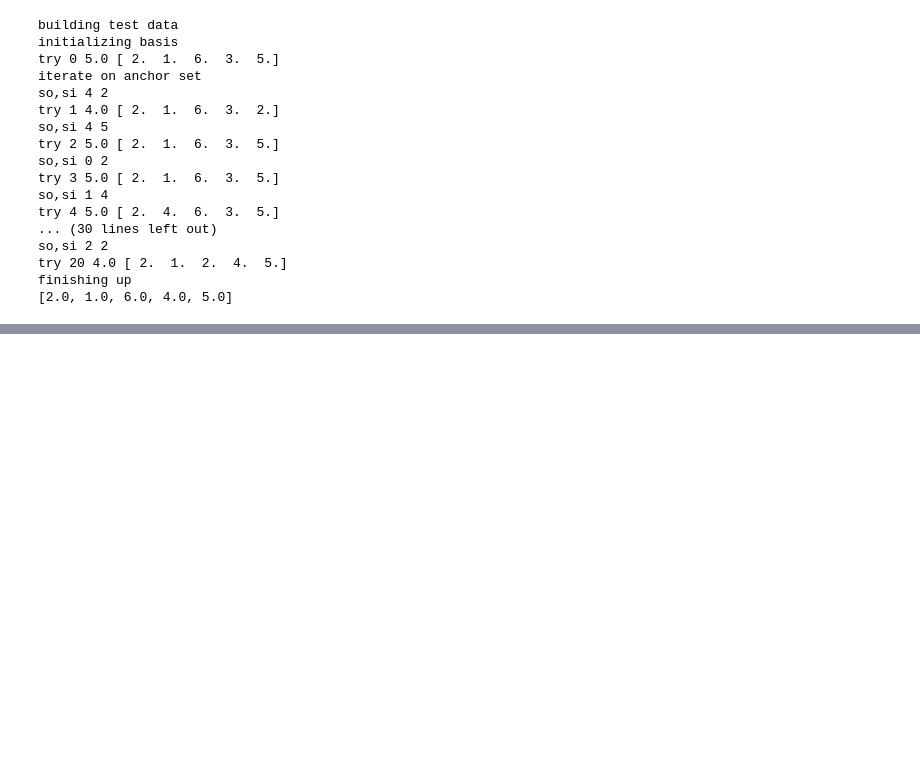
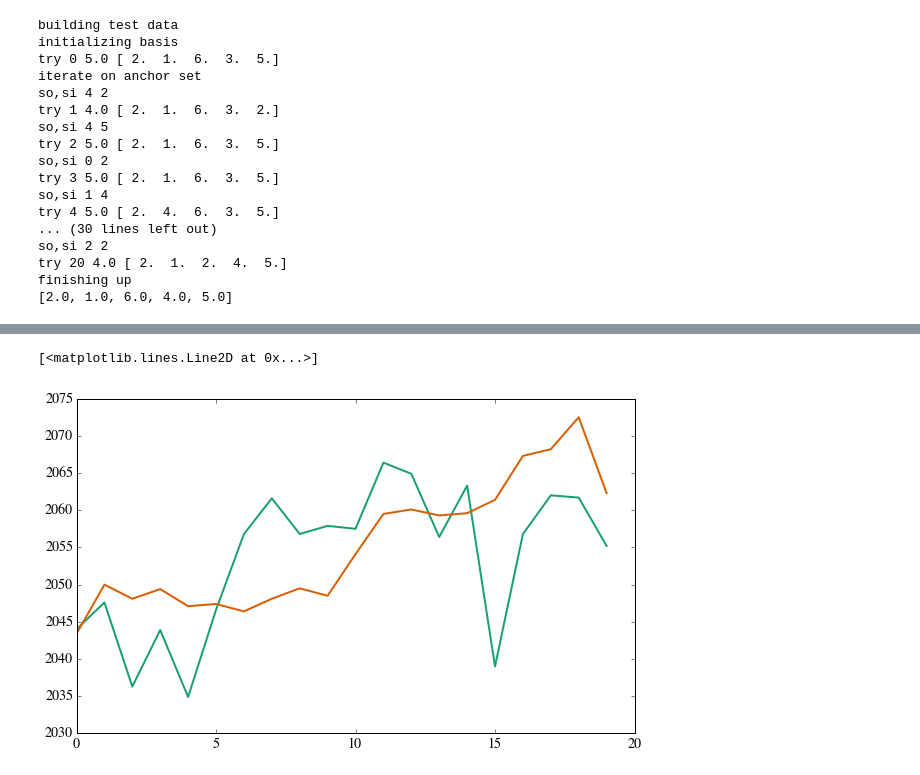
Before and after one commit to jming/thesis, a Jupyter notebook: explore-ipynb/Convex Hull Random.ipynb, the cells around one changed output, grey strips where cells are left out. Cells and saved outputs as stored; diff of their text form; code cells hidden in the pictures; blank space fills up the shorter version.

```diff
--- a/explore-ipynb/Convex Hull Random.ipynb
+++ b/explore-ipynb/Convex Hull Random.ipynb
@@ -253,0 +295,6 @@ finishing up
+# %%
+plt.plot(set_evals22)
+plt.plot(set_evals23)
+# %% [output]
+[<matplotlib.lines.Line2D at 0x...>]
+[figure, added]
```
Also changed, not shown: parts of 9 cells of this notebook, 30 other files.
